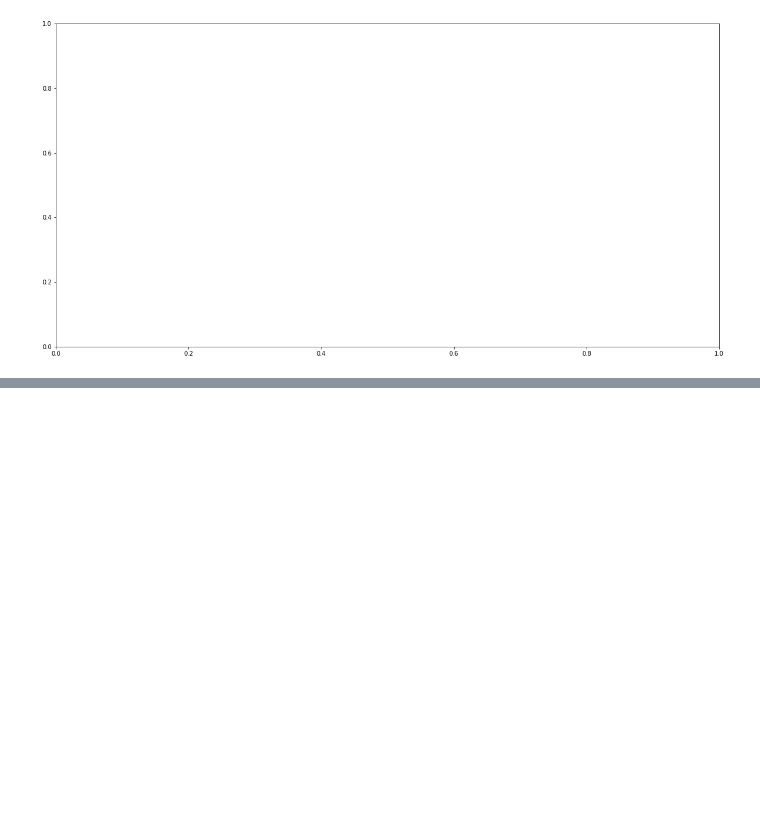
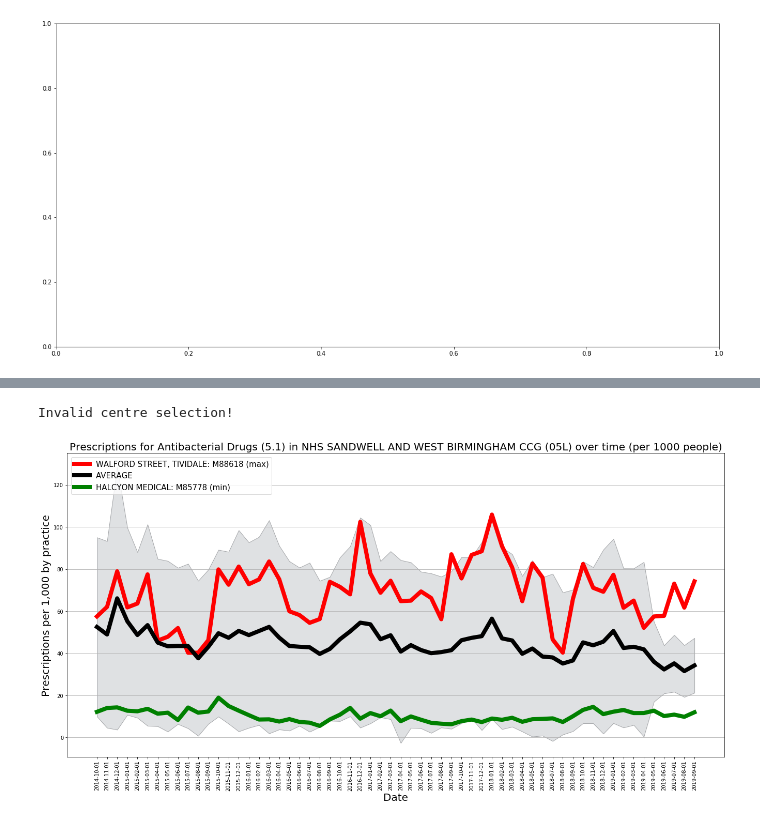
Before and after one commit to aaron-obrien/CCG_prescriptions_project, a Jupyter notebook: test.ipynb, the cells around one changed output, grey strips where cells are left out. Drawn from its saved outputs; the diff is of its cells as text; code cells hidden in the pictures; blank space fills up the shorter version.

```diff
--- a/test.ipynb
+++ b/test.ipynb
@@ -532,0 +527,5 @@ combined_data[combined_data['row_name']=='ALEESHAN MEDICAL CENTRE']['row_id'].il
+# %%
+combined = prescriptionsPlot(CCG='birm', BNF='5.1', centre='irgjope')
+# %% [output]
+Invalid centre selection!
+[figure, added]
```
Also changed, not shown: parts of 3 cells of this notebook.
